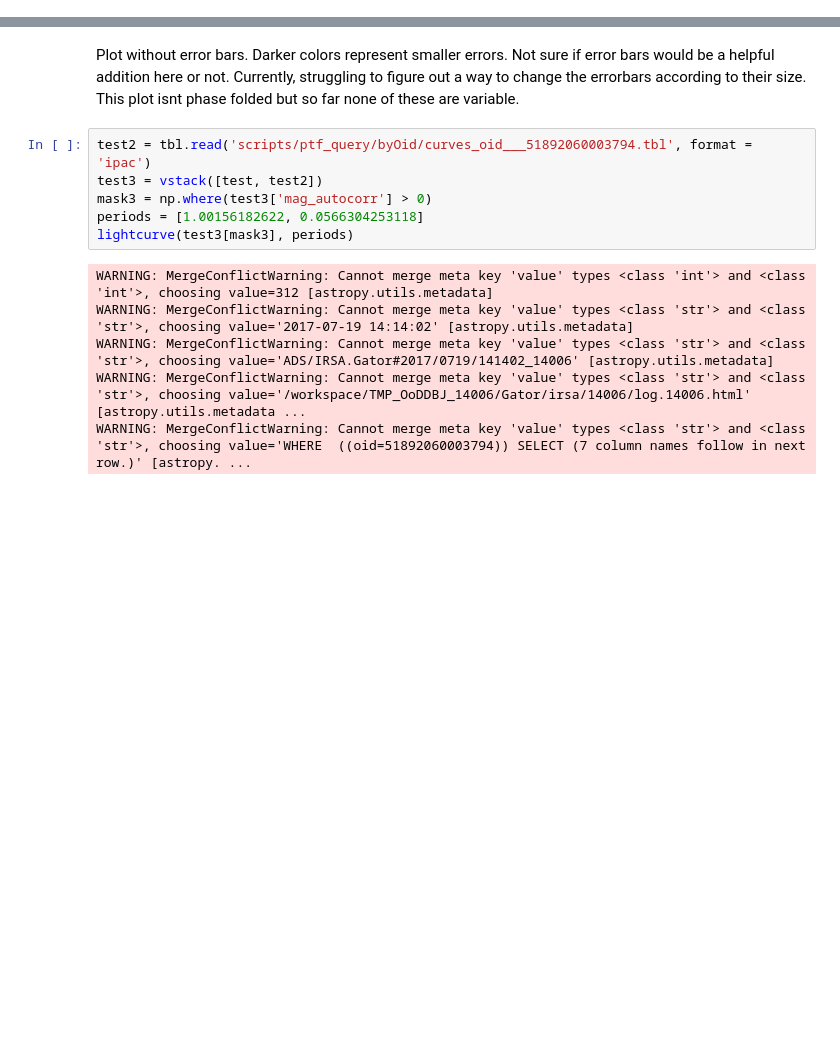
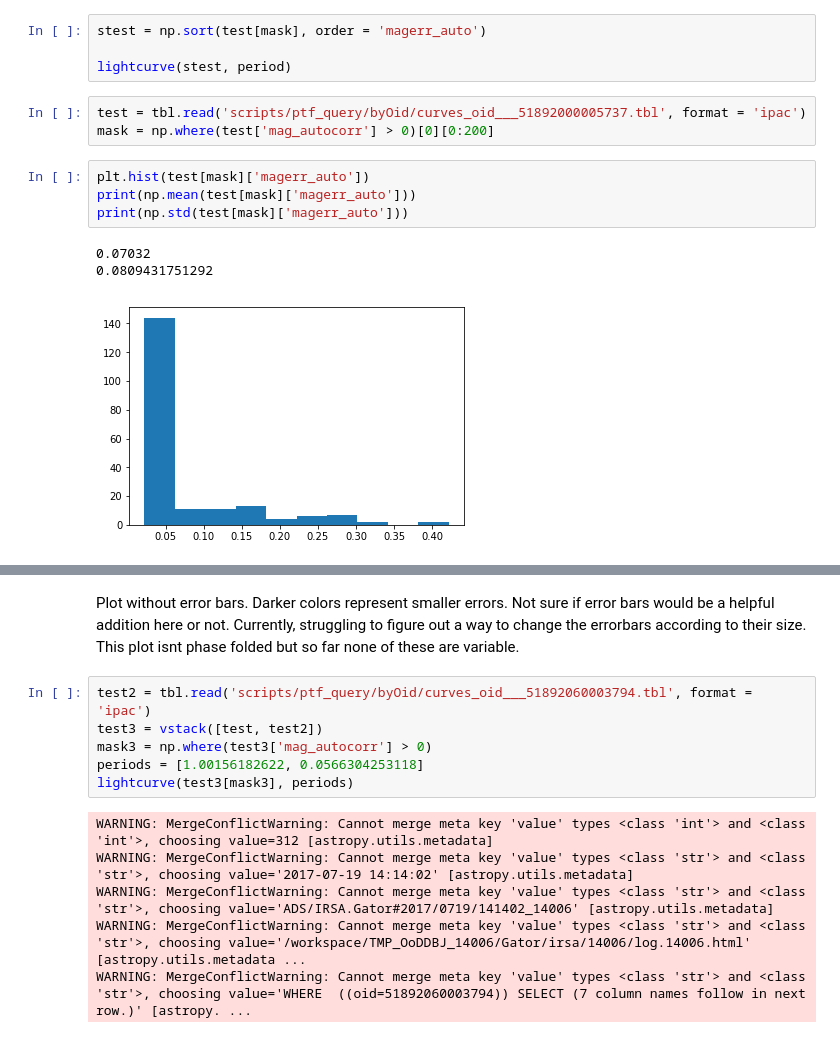
Before and after one commit to adamamiller/NUREU17, a Jupyter notebook: LSST/VariableStarClassification/Better plotting.ipynb, the cells around one changed output, grey strips where cells are left out. Drawn from its saved outputs; the diff is of its cells as text; blank space fills up the shorter version.

```diff
--- a/LSST/VariableStarClassification/Better plotting.ipynb
+++ b/LSST/VariableStarClassification/Better plotting.ipynb
@@ -39,0 +52,15 @@ def lightcurve(source, periods):        #source--the raw lightcurve, period--fre
+# %%
+stest = np.sort(test[mask], order = 'magerr_auto')
+
+lightcurve(stest, period)
+# %%
+test = tbl.read('scripts/ptf_query/byOid/curves_oid___51892000005737.tbl', format = 'ipac')
+mask = np.where(test['mag_autocorr'] > 0)[0][0:200]
+# %%
+plt.hist(test[mask]['magerr_auto'])
+print(np.mean(test[mask]['magerr_auto']))
+print(np.std(test[mask]['magerr_auto']))
+# %% [output]
+0.07032
+0.0809431751292
+[figure, added]
```
Also changed, not shown: parts of 11 cells of this notebook, 27 other files.
